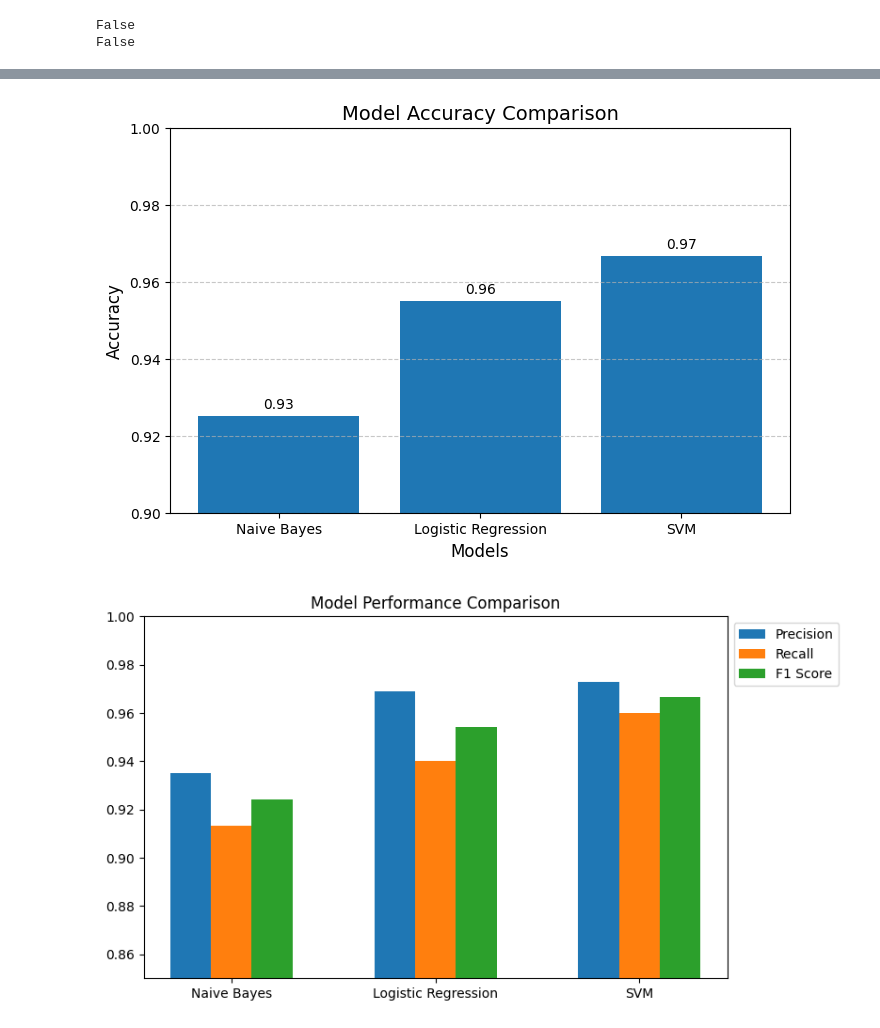
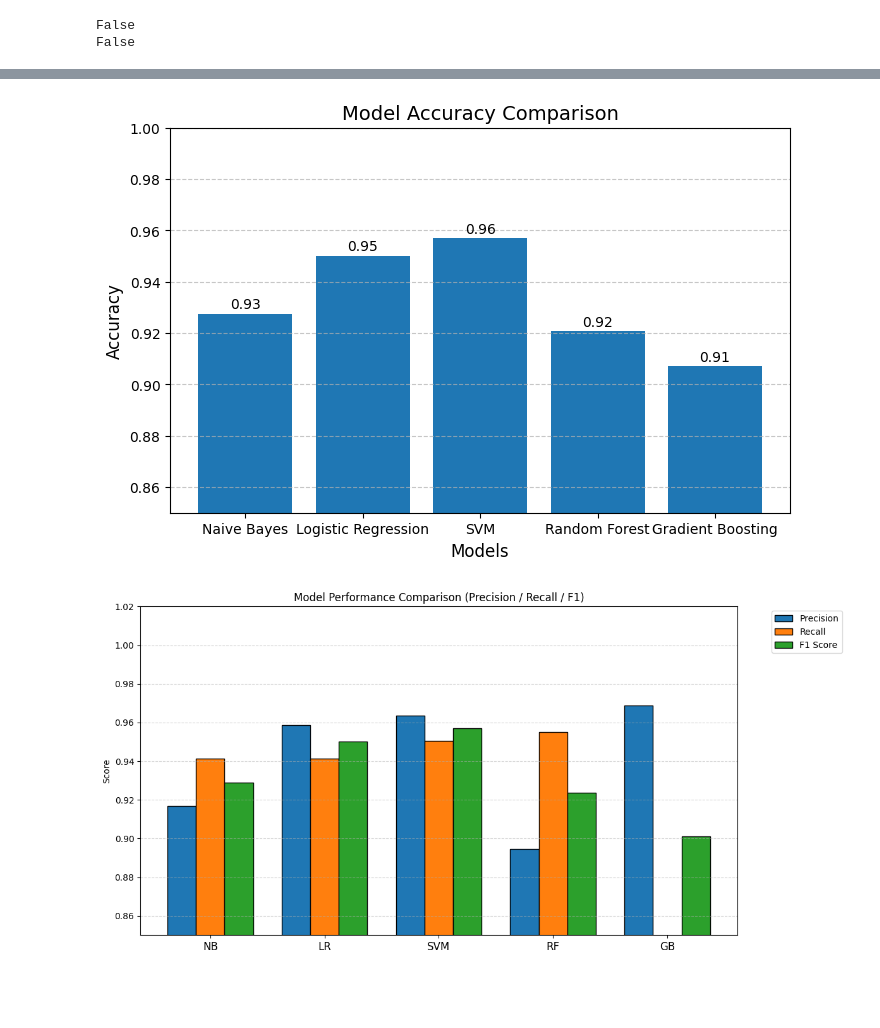
Before and after one commit to kikikatg/tigrigna_fake_news_detection_using_NLP, a Jupyter notebook: notebooks/main.ipynb, the cells around one changed output, grey strips where cells are left out. Drawn from its saved outputs; the diff is of its cells as text; code cells hidden in the pictures; blank space fills up the shorter version.

```diff
--- a/notebooks/main.ipynb
+++ b/notebooks/main.ipynb
@@ -169,2 +254,7 @@ def normalize_tigrigna(text):
 # %%
+# Step 1: clean
+data['clean_text'] = data['text'].apply(clean_text)
+
+# Step 2: normalize
+
 data['clean_text'] = data['clean_text'].apply(normalize_tigrigna)
@@ -462,0 +799,15 @@ plt.show()
+# %%
+# ===============================
+# 🔄 RECOMPUTE TEST PREDICTIONS (CLEAN)
+# ===============================
+
+# NB → text only
+nb_pred = nb_model.predict(X_test_vec)
+
+# others → text + source
+lr_pred  = lr_model.predict(X_test_final)
+svm_pred = svm_model.predict(X_test_final)
+rf_pred  = rf_model.predict(X_test_final)
+gb_pred  = gb_model.predict(X_test_final)
+
+print(len(y_test), len(nb_pred), len(svm_pred))
@@ -488,7 +845,6 @@ print(comparison_df)
 # ===============================
 # 📈 PROFESSIONAL MODEL COMPARISON GRAPH
 # ===============================
-
 plt.figure(figsize=(8, 5))
 
 bars = plt.bar(model_names, accuracies)
@@ -497,58 +853,78 @@ plt.title("Model Accuracy Comparison", fontsize=14)
 plt.xlabel("Models", fontsize=12)
 plt.ylabel("Accuracy", fontsize=12)
 
-# Add value labels on top of bars
 for i, v in enumerate(accuracies):
     plt.text(i, v + 0.002, f"{v:.2f}", ha='center', fontsize=10)
 
-plt.ylim(0.9, 1.0)  # zoom into accuracy range for clarity
+plt.ylim(0.85, 1.0)
 
 plt.grid(axis='y', linestyle='--', alpha=0.7)
-
 plt.show()
 # %% [output]
-[figure, old version]
+[figure, new version]
 # %%
 # ===============================
-# 📊 PRECISION / RECALL / F1 GRAPH
+# 📊 PRECISION / RECALL / F1 GRAPH (VISIBILITY FIXED)
 # ===============================
 
 from sklearn.metrics import precision_score, recall_score, f1_score
+import numpy as np
+import matplotlib.pyplot as plt
+
+model_names = ["NB", "LR", "SVM", "RF", "GB"]
 
 precision = [
     precision_score(y_test, nb_pred),
     precision_score(y_test, lr_pred),
-    precision_score(y_test, svm_pred)
+    precision_score(y_test, svm_pred),
+    precision_score(y_test, rf_pred),
+    precision_score(y_test, gb_pred)
 ]
 
 recall = [
     recall_score(y_test, nb_pred),
     recall_score(y_test, lr_pred),
-    recall_score(y_test, svm_pred)
+    recall_score(y_test, svm_pred),
+    recall_score(y_test, rf_pred),
+    recall_score(y_test, gb_pred)
 ]
 
 f1 = [
     f1_score(y_test, nb_pred),
     f1_score(y_test, lr_pred),
-    f1_score(y_test, svm_pred)
+    f1_score(y_test, svm_pred),
+    f1_score(y_test, rf_pred),
+    f1_score(y_test, gb_pred)
 ]
 
 x = np.arange(len(model_names))
+width = 0.25
 
-plt.figure(figsize=(8,5))
-plt.ylim(0.85, 1.0)
+plt.figure(figsize=(12,6))
 
-plt.bar(x - 0.2, precision, width=0.2, label="Precision")
-plt.bar(x, recall, width=0.2, label="Recall")
-plt.bar(x + 0.2, f1, width=0.2, label="F1 Score")
+# 🔥 add edgecolor so bars don’t visually merge
+plt.bar(x - width, precision, width=width, label="Precision", edgecolor='black')
+plt.bar(x, recall, width=width, label="Recall", edgecolor='black')
+plt.bar(x + width, f1, width=width, label="F1 Score", edgecolor='black')
 
-plt.xticks(x, model_names)
-plt.title("Model Performance Comparison")
-plt.legend(loc='upper left', bbox_to_anchor=(1,1))
+plt.xticks(x, model_names, fontsize=12)
+
+plt.title("Model Performance Comparison (Precision / Recall / F1)")
+plt.ylabel("Score")
+
+# give enough headroom
+plt.ylim(0.85, 1.02)
+
+plt.grid(axis='y', linestyle='--', alpha=0.5)
+
+# legend outside so it never overlaps GB
+plt.legend(loc="upper left", bbox_to_anchor=(1.05, 1))
+
+plt.tight_layout()
 
 plt.show()
 # %% [output]
-[figure, old version]
+[figure, new version]
 # %%
 best_model = comparison_df.loc[comparison_df['Accuracy'].idxmax()]
 print("Best Model:", best_model["Model"])
```
Also changed, not shown: parts of 64 cells of this notebook, 32 other files.
